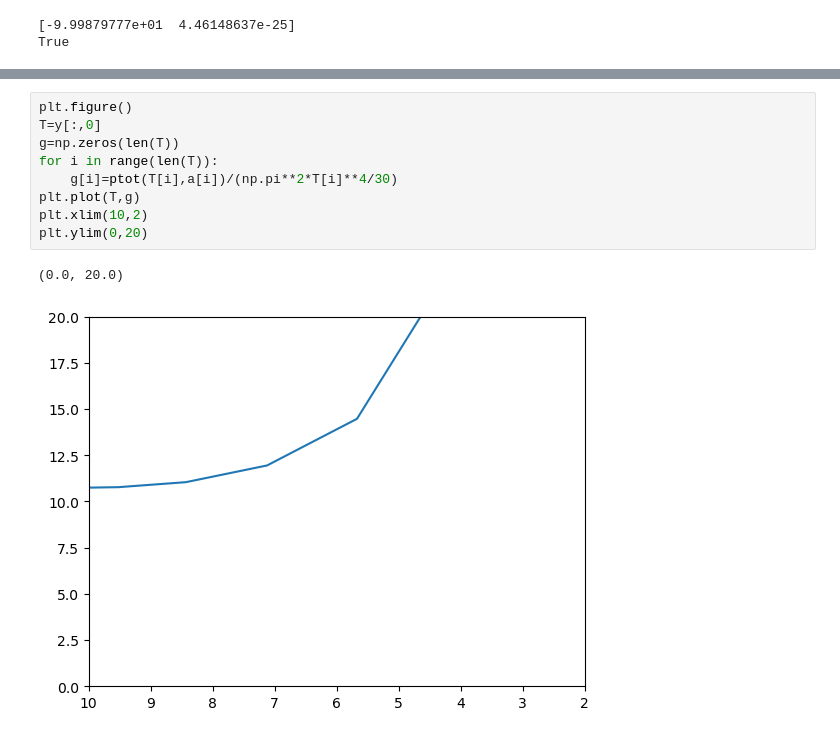
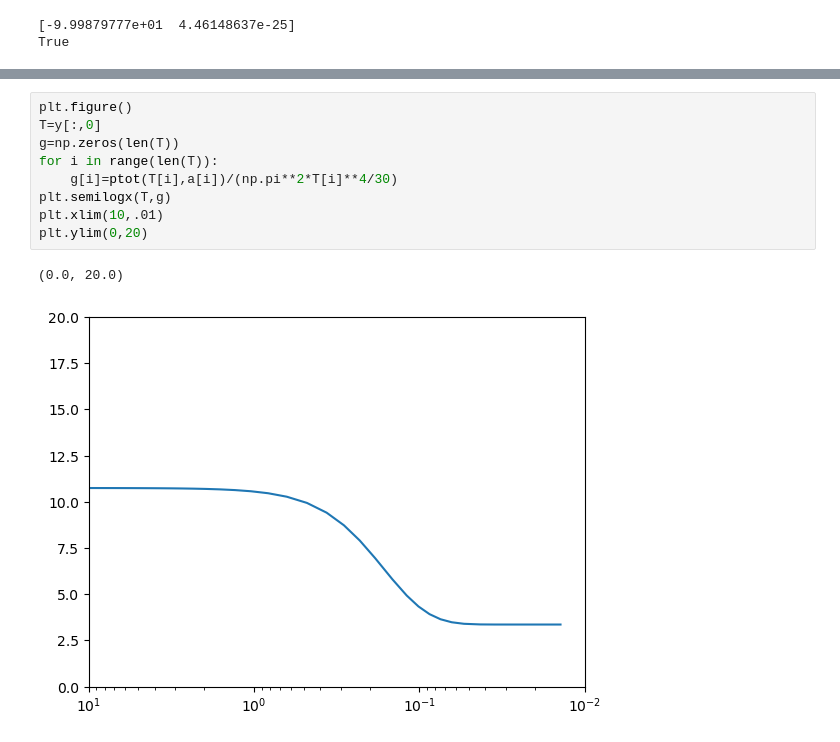
Before and after one commit to nuLABatUSD/BBN_evolve, a Jupyter notebook: entropydensity.ipynb, the cells around one changed output, grey strips where cells are left out. Saved outputs shown, nothing was run; the diff lists cells and outputs as text.

```diff
--- a/entropydensity.ipynb
+++ b/entropydensity.ipynb
@@ -67,12 +66,12 @@ print(T)
 # %%
 plt.figure()
 T=y[:,0]
 g=np.zeros(len(T))
 for i in range(len(T)):
     g[i]=ptot(T[i],a[i])/(np.pi**2*T[i]**4/30)
-plt.plot(T,g)
-plt.xlim(10,2)
+plt.semilogx(T,g)
+plt.xlim(10,.01)
 plt.ylim(0,20)
 # %% [output]
 (0.0, 20.0)
-[figure, old version]
+[figure, new version]
```
Also changed, not shown: parts of 1 cell of this notebook.
